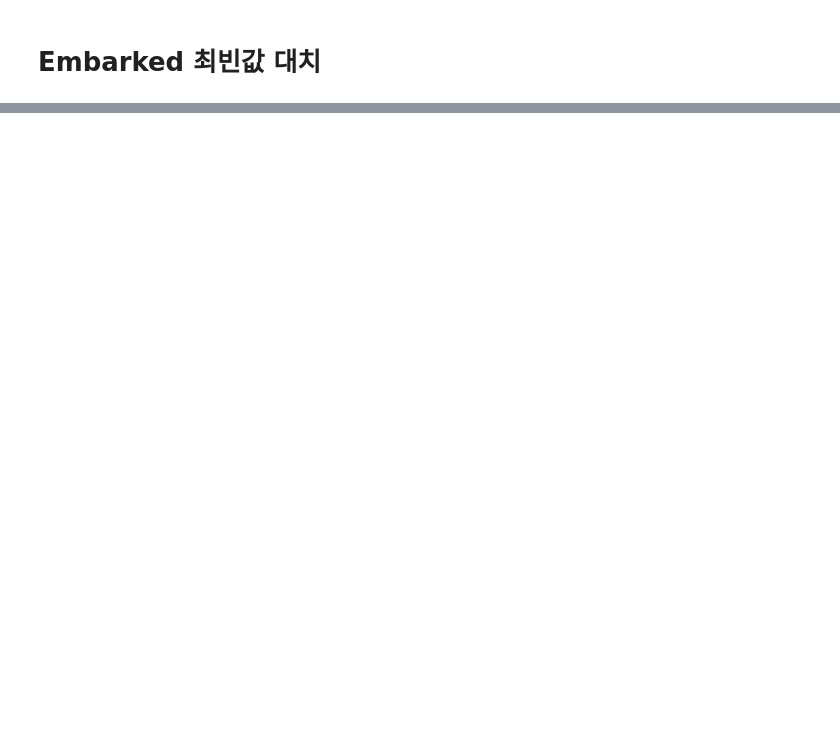
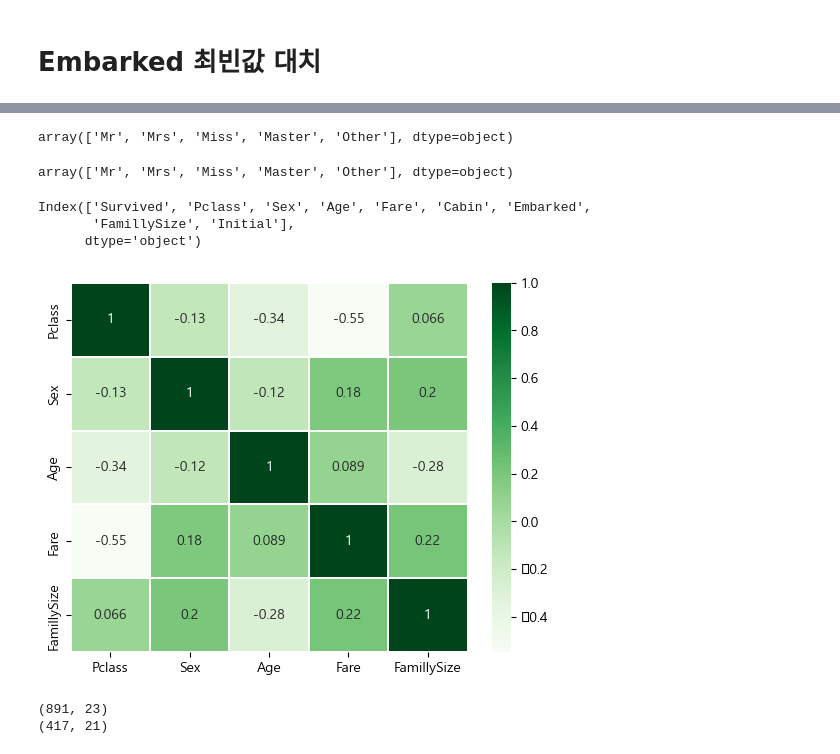
Before and after one commit to yunjihyung/titanic, a Jupyter notebook: code.ipynb, the cells around one changed output, grey strips where cells are left out. Saved outputs shown, nothing was run; the diff lists cells and outputs as text; code cells hidden in the pictures; blank space fills up the shorter version.

```diff
--- a/code.ipynb
+++ b/code.ipynb
@@ -807,0 +871,35 @@ Name: Age, dtype: float64
+# %%
+df['Initial'].unique()
+# %% [output]
+array(['Mr', 'Mrs', 'Miss', 'Master', 'Other'], dtype=object)
+# %%
+df_test['Initial'].unique()
+# %% [output]
+array(['Mr', 'Mrs', 'Miss', 'Master', 'Other'], dtype=object)
+# %%
+dIni = {
+    'Mr': 0,
+    'Miss':1,
+    'Mrs':2,
+    'Master':3,
+    'Other':4
+}
+df['Initial'] = df['Initial'].map(dIni)
+df_test['Initial'] =df_test['Initial'].map(dIni)
+# %%
+dEmb = { v:i for i,v in enumerate(df['Embarked'].unique())}
+df['Embarked'] = df["Embarked"].map(dEmb)
+df_test['Embarked'] = df_test["Embarked"].map(dEmb)
+# %%
+df.columns
+# %% [output]
+Index(['Survived', 'Pclass', 'Sex', 'Age', 'Fare', 'Cabin', 'Embarked',
+       'FamillySize', 'Initial'],
+      dtype='object')
+# %%
+hmdata = df[['Pclass', 'Sex', 'Age', 'Fare', 'FamillySize']]
+sns.heatmap(hmdata.astype(np.float64).corr(),linewidths= 0.1
+            ,annot=True,cmap= 'Greens'
+            );
+# %% [output]
+[figure, added]
@@ -807,0 +924,6 @@ Name: Age, dtype: float64
+# %%
+print(df.shape)
+print(df_test.shape)
+# %% [output]
+(891, 23)
+(417, 21)
```
Also changed, not shown: parts of 78 cells of this notebook.
